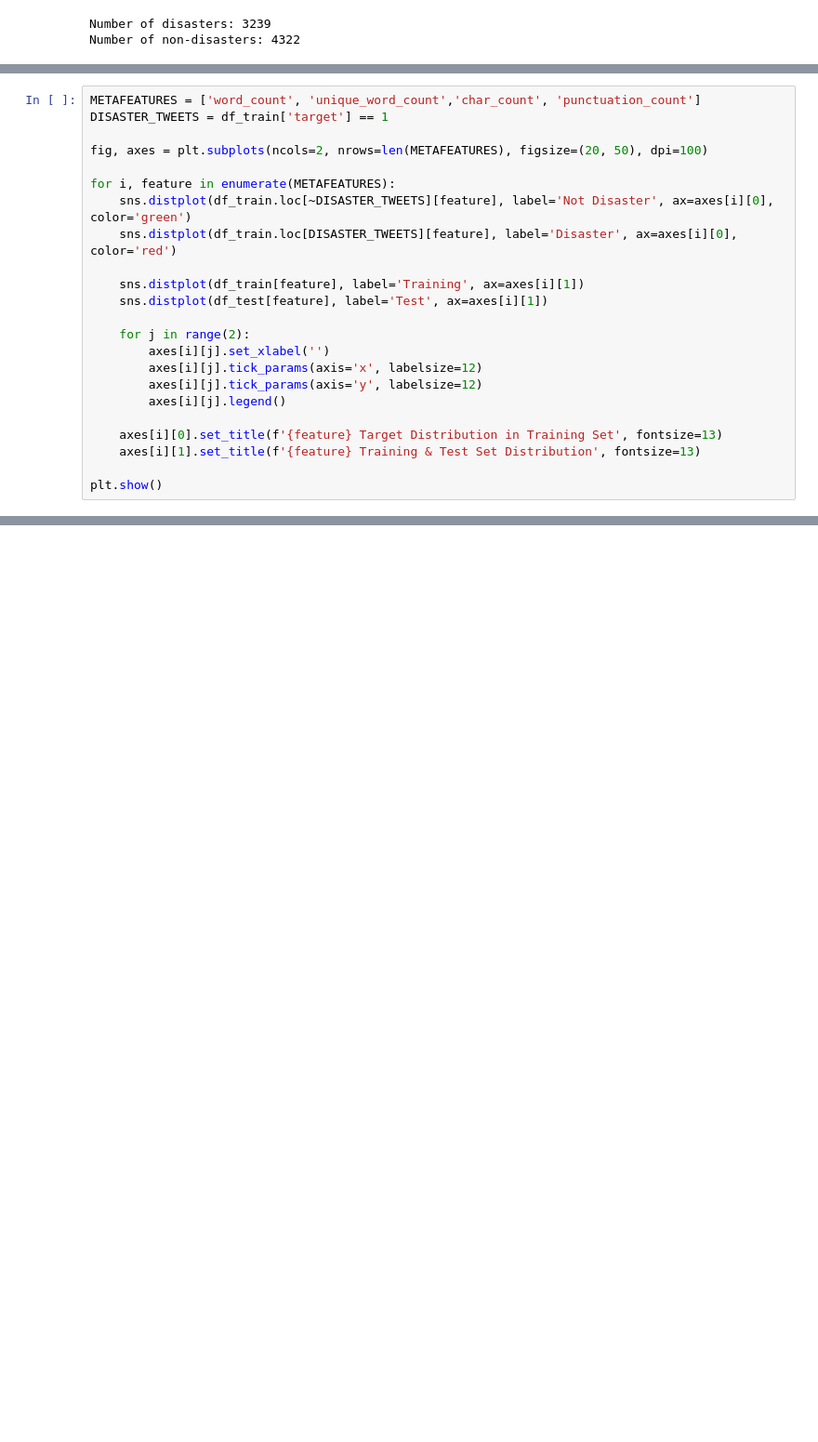
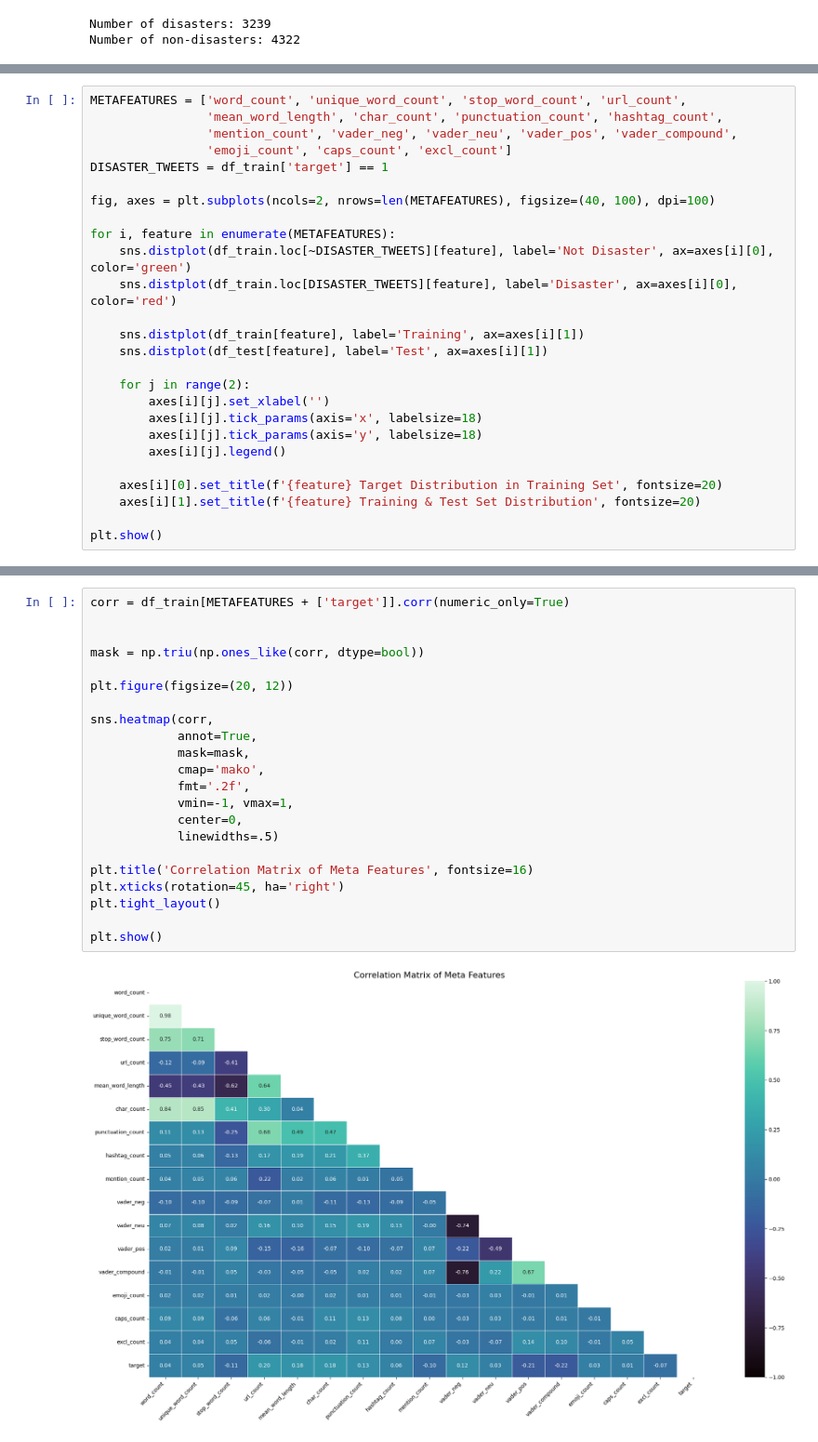
Before and after one commit to ihuod/Tweets_NLP, a Jupyter notebook: tweets.ipynb, the cells around one changed output, grey strips where cells are left out. Shown at 93% size. Cells and saved outputs as stored; diff of their text form; blank space fills up the shorter version.

```diff
--- a/tweets.ipynb
+++ b/tweets.ipynb
@@ -223,8 +280,11 @@ df_test['punctuation_count'] = df_test['text'].apply(lambda x: len([c for c in s
 # %%
-METAFEATURES = ['word_count', 'unique_word_count','char_count', 'punctuation_count']
+METAFEATURES = ['word_count', 'unique_word_count', 'stop_word_count', 'url_count',
+                'mean_word_length', 'char_count', 'punctuation_count', 'hashtag_count',
+                'mention_count', 'vader_neg', 'vader_neu', 'vader_pos', 'vader_compound',
+                'emoji_count', 'caps_count', 'excl_count']
 DISASTER_TWEETS = df_train['target'] == 1
 
-fig, axes = plt.subplots(ncols=2, nrows=len(METAFEATURES), figsize=(20, 50), dpi=100)
+fig, axes = plt.subplots(ncols=2, nrows=len(METAFEATURES), figsize=(40, 100), dpi=100)
 
 for i, feature in enumerate(METAFEATURES):
     sns.distplot(df_train.loc[~DISASTER_TWEETS][feature], label='Not Disaster', ax=axes[i][0], color='green')
@@ -235,12 +295,12 @@ for i, feature in enumerate(METAFEATURES):
 
     for j in range(2):
         axes[i][j].set_xlabel('')
-        axes[i][j].tick_params(axis='x', labelsize=12)
-        axes[i][j].tick_params(axis='y', labelsize=12)
+        axes[i][j].tick_params(axis='x', labelsize=18)
+        axes[i][j].tick_params(axis='y', labelsize=18)
         axes[i][j].legend()
 
-    axes[i][0].set_title(f'{feature} Target Distribution in Training Set', fontsize=13)
-    axes[i][1].set_title(f'{feature} Training & Test Set Distribution', fontsize=13)
+    axes[i][0].set_title(f'{feature} Target Distribution in Training Set', fontsize=20)
+    axes[i][1].set_title(f'{feature} Training & Test Set Distribution', fontsize=20)
 
 plt.show()
 # %% [output]
@@ -247,0 +308,24 @@ plt.show()
+# %%
+corr = df_train[METAFEATURES + ['target']].corr(numeric_only=True)
+
+
+mask = np.triu(np.ones_like(corr, dtype=bool))
+
+plt.figure(figsize=(20, 12))
+
+sns.heatmap(corr,
+            annot=True,
+            mask=mask,
+            cmap='mako',
+            fmt='.2f',
+            vmin=-1, vmax=1,
+            center=0,
+            linewidths=.5)
+
+plt.title('Correlation Matrix of Meta Features', fontsize=16)
+plt.xticks(rotation=45, ha='right')
+plt.tight_layout()
+
+plt.show()
+# %% [output]
+[figure, added]
```
Also changed, not shown: parts of 27 cells of this notebook.
